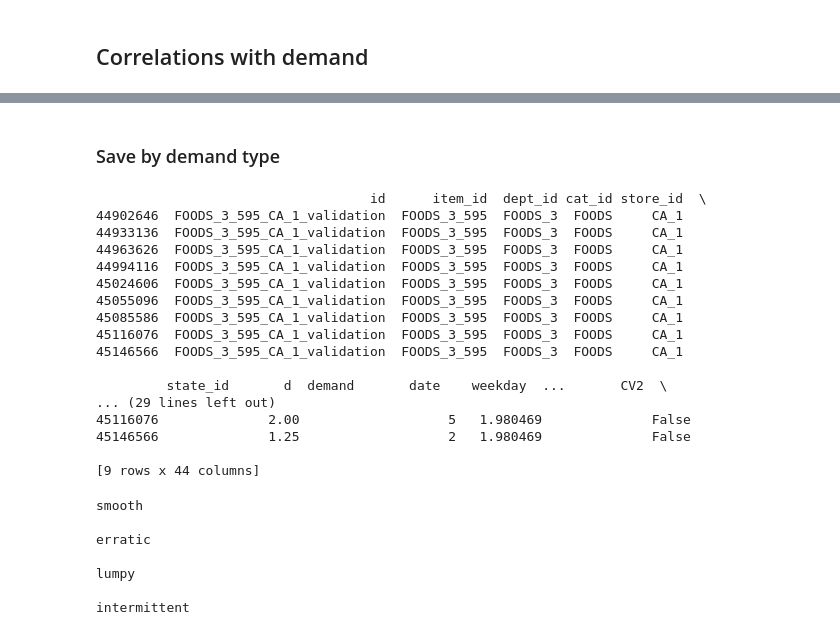
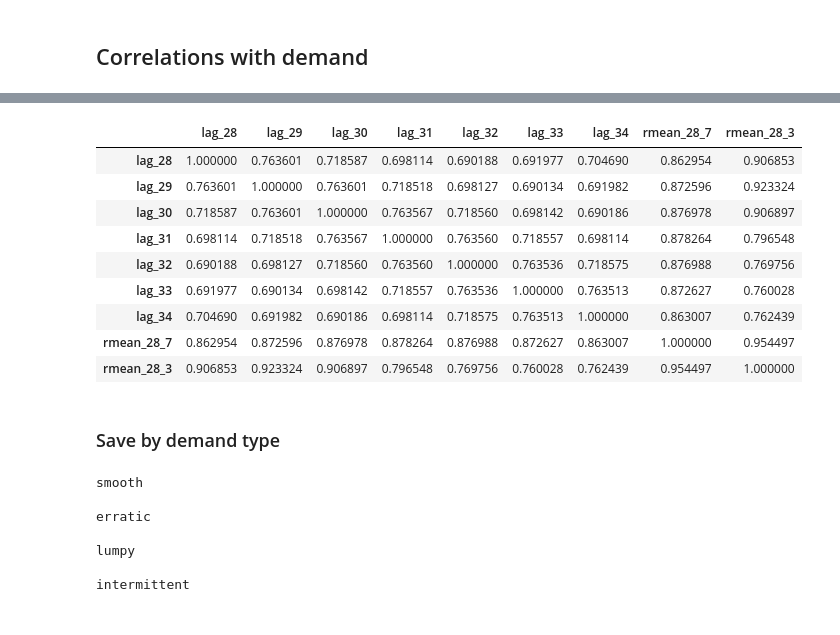
Before and after one commit to omoreva/kaggle_m5, a Jupyter notebook: 01_data_preparation-artificial-features.ipynb, the cells around one changed output, grey strips where cells are left out. Cells and saved outputs as stored; diff of their text form; code cells hidden in the pictures.

```diff
--- a/01_data_preparation-artificial-features.ipynb
+++ b/01_data_preparation-artificial-features.ipynb
@@ -303,3 +276,7 @@ X_test['cheaper_than_usual'] = (X_test['sell_price'] < X_test['avg_price'])
 X_train = X_train.drop(columns = ['wm_yr_wk'])
 X_val = X_val.drop(columns = ['wm_yr_wk'])
 X_test = X_test.drop(columns = ['wm_yr_wk'])
+# %%
+X_train = reduce_mem_usage(X_train)
+X_val = reduce_mem_usage(X_val)
+X_test = reduce_mem_usage(X_test)
@@ -369,31 +346,20 @@ KeyError: 'rmean_28_14'
 # %%
 numerical_features = ['lag_28', 'lag_29', 'lag_30', 'lag_31', 'lag_32', 'lag_33', 'lag_34',
-       'rmean_28_7', 'rmean_28_14']
+       'rmean_28_7', 'rmean_28_3']
 X_train[numerical_features].corr()
+# %% [output]
+|  | lag_28 | lag_29 | lag_30 | lag_31 | lag_32 | lag_33 | lag_34 | rmean_28_7 | rmean_28_3 |
+| lag_28 | 1.000000 | 0.763601 | 0.718587 | 0.698114 | 0.690188 | 0.691977 | 0.704690 | 0.862954 | 0.906853 |
+| lag_29 | 0.763601 | 1.000000 | 0.763601 | 0.718518 | 0.698127 | 0.690134 | 0.691982 | 0.872596 | 0.923324 |
+| lag_30 | 0.718587 | 0.763601 | 1.000000 | 0.763567 | 0.718560 | 0.698142 | 0.690186 | 0.876978 | 0.906897 |
+| lag_31 | 0.698114 | 0.718518 | 0.763567 | 1.000000 | 0.763560 | 0.718557 | 0.698114 | 0.878264 | 0.796548 |
+| lag_32 | 0.690188 | 0.698127 | 0.718560 | 0.763560 | 1.000000 | 0.763536 | 0.718575 | 0.876988 | 0.769756 |
+| lag_33 | 0.691977 | 0.690134 | 0.698142 | 0.718557 | 0.763536 | 1.000000 | 0.763513 | 0.872627 | 0.760028 |
+| lag_34 | 0.704690 | 0.691982 | 0.690186 | 0.698114 | 0.718575 | 0.763513 | 1.000000 | 0.863007 | 0.762439 |
+| rmean_28_7 | 0.862954 | 0.872596 | 0.876978 | 0.878264 | 0.876988 | 0.872627 | 0.863007 | 1.000000 | 0.954497 |
+| rmean_28_3 | 0.906853 | 0.923324 | 0.906897 | 0.796548 | 0.769756 | 0.760028 | 0.762439 | 0.954497 | 1.000000 |
 # %% [markdown]
 ### Save by demand type
-# %%
-print(X_train[X_train['id'] == 'FOODS_3_595_CA_1_validation'])
-#print(X_val[X_val['id'] == 'FOODS_3_595_CA_1_validation'])
-#print(X_test[X_test['id'] == 'FOODS_3_595_CA_1_validation'])
-# %% [output]
-                                   id      item_id  dept_id cat_id store_id  \
-44902646  FOODS_3_595_CA_1_validation  FOODS_3_595  FOODS_3  FOODS     CA_1
-44933136  FOODS_3_595_CA_1_validation  FOODS_3_595  FOODS_3  FOODS     CA_1
-44963626  FOODS_3_595_CA_1_validation  FOODS_3_595  FOODS_3  FOODS     CA_1
-44994116  FOODS_3_595_CA_1_validation  FOODS_3_595  FOODS_3  FOODS     CA_1
-45024606  FOODS_3_595_CA_1_validation  FOODS_3_595  FOODS_3  FOODS     CA_1
-45055096  FOODS_3_595_CA_1_validation  FOODS_3_595  FOODS_3  FOODS     CA_1
-45085586  FOODS_3_595_CA_1_validation  FOODS_3_595  FOODS_3  FOODS     CA_1
-45116076  FOODS_3_595_CA_1_validation  FOODS_3_595  FOODS_3  FOODS     CA_1
-45146566  FOODS_3_595_CA_1_validation  FOODS_3_595  FOODS_3  FOODS     CA_1
-
-         state_id       d  demand       date    weekday  ...       CV2  \
-... (29 lines left out)
-45116076              2.00                   5   1.980469              False
-45146566              1.25                   2   1.980469              False
-
-[9 rows x 44 columns]
 # %%
 X_train = X_train.dropna()
 for i in ['smooth', 'erratic', 'lumpy', 'intermittent']:
```
Also changed, not shown: parts of 13 cells of this notebook.
